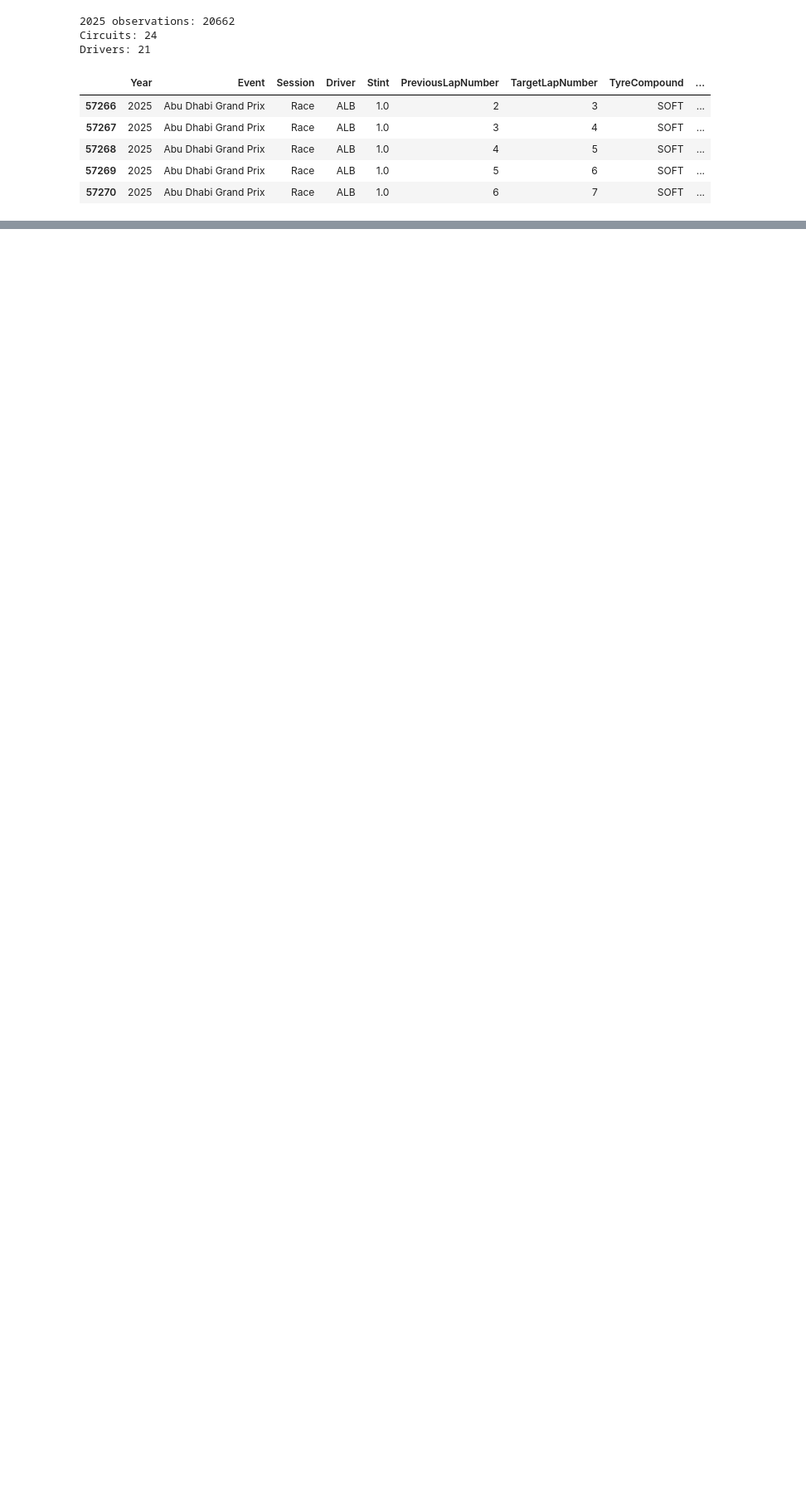
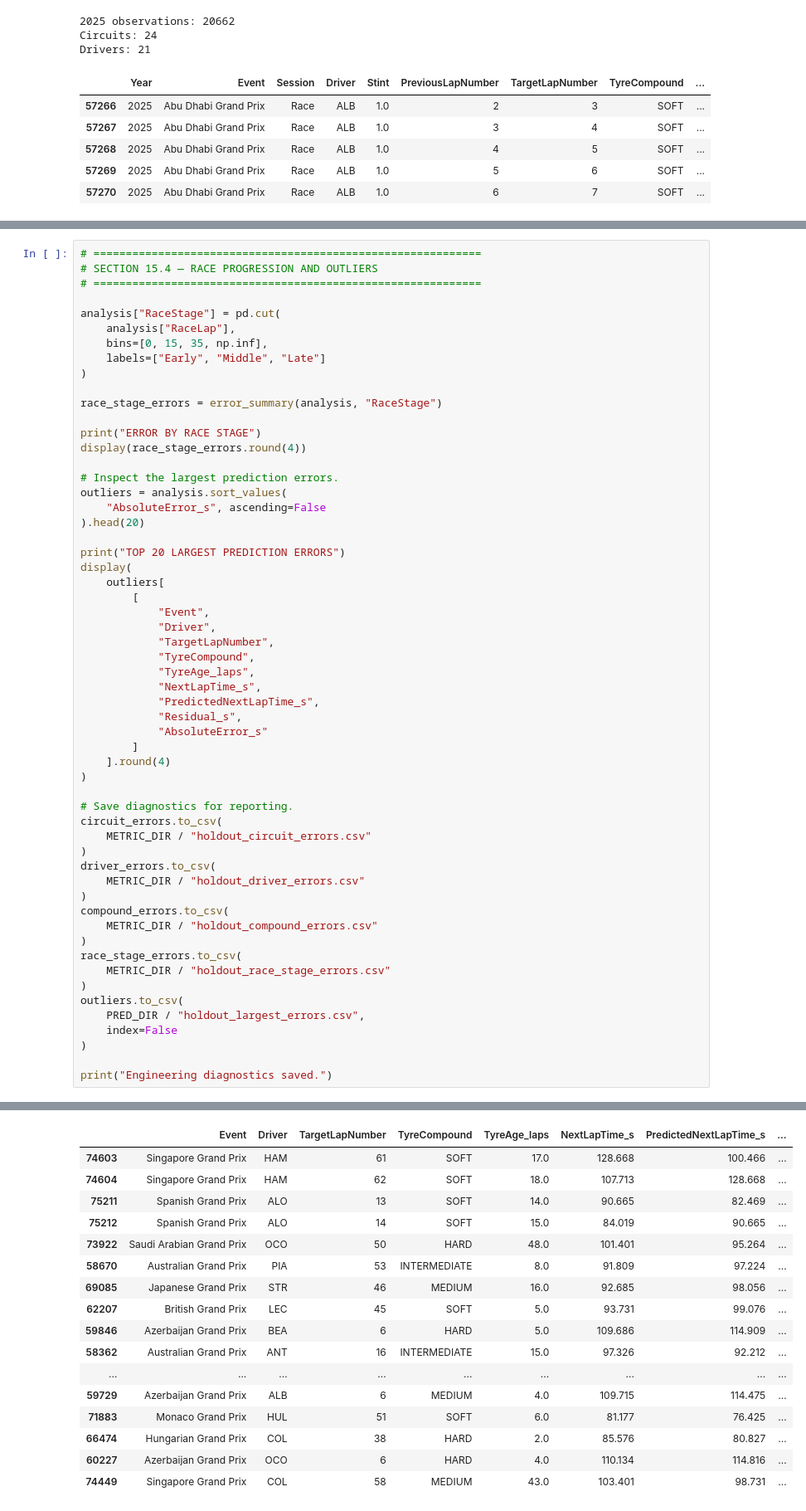
Before and after one commit to adrianliew99/MMA3001-Project-Formula1-Lap-Time-Prediction-Using-Machine-Learning, a Jupyter notebook: MMA3001_F1_Next_Lap_Prediction.ipynb, the cells around one changed output, grey strips where cells are left out. Shown at 83% size. Saved outputs shown, nothing was run; the diff lists cells and outputs as text; blank space fills up the shorter version.

```diff
--- a/MMA3001_F1_Next_Lap_Prediction.ipynb
+++ b/MMA3001_F1_Next_Lap_Prediction.ipynb
@@ -911,0 +1069,58 @@ Drivers: 21
+# %%
+# ============================================================
+# SECTION 15.4 — RACE PROGRESSION AND OUTLIERS
+# ============================================================
+
+analysis["RaceStage"] = pd.cut(
+    analysis["RaceLap"],
+    bins=[0, 15, 35, np.inf],
+    labels=["Early", "Middle", "Late"]
+)
+
+race_stage_errors = error_summary(analysis, "RaceStage")
+
+print("ERROR BY RACE STAGE")
+display(race_stage_errors.round(4))
+
+# Inspect the largest prediction errors.
+outliers = analysis.sort_values(
+    "AbsoluteError_s", ascending=False
+).head(20)
+
+print("TOP 20 LARGEST PREDICTION ERRORS")
+display(
+    outliers[
+        [
+            "Event",
+            "Driver",
+            "TargetLapNumber",
+            "TyreCompound",
+            "TyreAge_laps",
+            "NextLapTime_s",
+            "PredictedNextLapTime_s",
+            "Residual_s",
+            "AbsoluteError_s"
+        ]
+    ].round(4)
+)
+
+# Save diagnostics for reporting.
+circuit_errors.to_csv(
+    METRIC_DIR / "holdout_circuit_errors.csv"
+)
+driver_errors.to_csv(
+    METRIC_DIR / "holdout_driver_errors.csv"
+)
+compound_errors.to_csv(
+    METRIC_DIR / "holdout_compound_errors.csv"
+)
+race_stage_errors.to_csv(
+    METRIC_DIR / "holdout_race_stage_errors.csv"
+)
+outliers.to_csv(
+    PRED_DIR / "holdout_largest_errors.csv",
+    index=False
+)
+
+print("Engineering diagnostics saved.")
+# %% [output]
@@ -911,0 +1134,17 @@ Drivers: 21
+|  | Event | Driver | TargetLapNumber | TyreCompound | TyreAge_laps | NextLapTime_s | PredictedNextLapTime_s | ... |
+| 74603 | Singapore Grand Prix | HAM | 61 | SOFT | 17.0 | 128.668 | 100.466 | ... |
+| 74604 | Singapore Grand Prix | HAM | 62 | SOFT | 18.0 | 107.713 | 128.668 | ... |
+| 75211 | Spanish Grand Prix | ALO | 13 | SOFT | 14.0 | 90.665 | 82.469 | ... |
+| 75212 | Spanish Grand Prix | ALO | 14 | SOFT | 15.0 | 84.019 | 90.665 | ... |
+| 73922 | Saudi Arabian Grand Prix | OCO | 50 | HARD | 48.0 | 101.401 | 95.264 | ... |
+| 58670 | Australian Grand Prix | PIA | 53 | INTERMEDIATE | 8.0 | 91.809 | 97.224 | ... |
+| 69085 | Japanese Grand Prix | STR | 46 | MEDIUM | 16.0 | 92.685 | 98.056 | ... |
+| 62207 | British Grand Prix | LEC | 45 | SOFT | 5.0 | 93.731 | 99.076 | ... |
+| 59846 | Azerbaijan Grand Prix | BEA | 6 | HARD | 5.0 | 109.686 | 114.909 | ... |
+| 58362 | Australian Grand Prix | ANT | 16 | INTERMEDIATE | 15.0 | 97.326 | 92.212 | ... |
+| ... | ... | ... | ... | ... | ... | ... | ... | ... |
+| 59729 | Azerbaijan Grand Prix | ALB | 6 | MEDIUM | 4.0 | 109.715 | 114.475 | ... |
+| 71883 | Monaco Grand Prix | HUL | 51 | SOFT | 6.0 | 81.177 | 76.425 | ... |
+| 66474 | Hungarian Grand Prix | COL | 38 | HARD | 2.0 | 85.576 | 80.827 | ... |
+| 60227 | Azerbaijan Grand Prix | OCO | 6 | HARD | 4.0 | 110.134 | 114.816 | ... |
+| 74449 | Singapore Grand Prix | COL | 58 | MEDIUM | 43.0 | 103.401 | 98.731 | ... |
```
Also changed, not shown: parts of 11 cells of this notebook, 23 other files.
